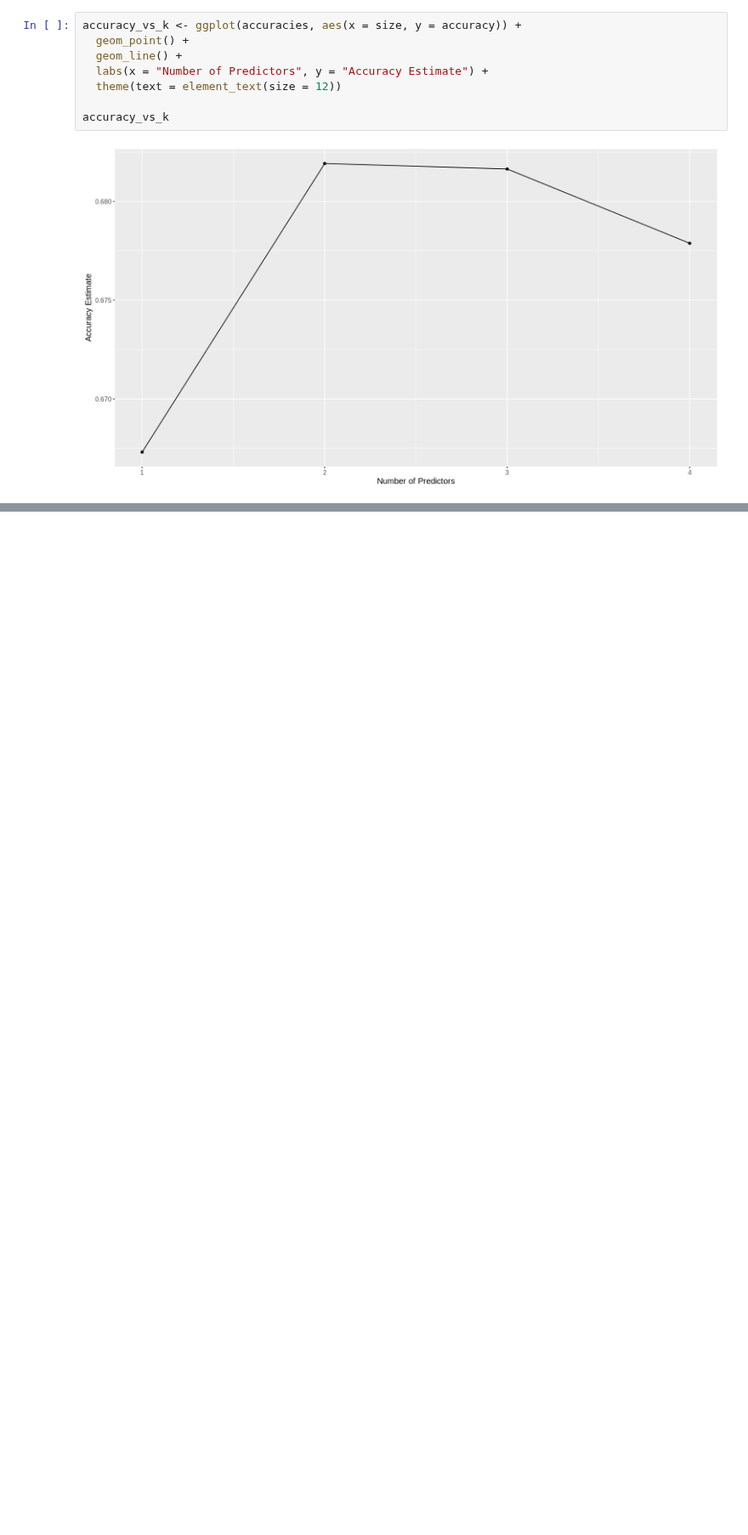
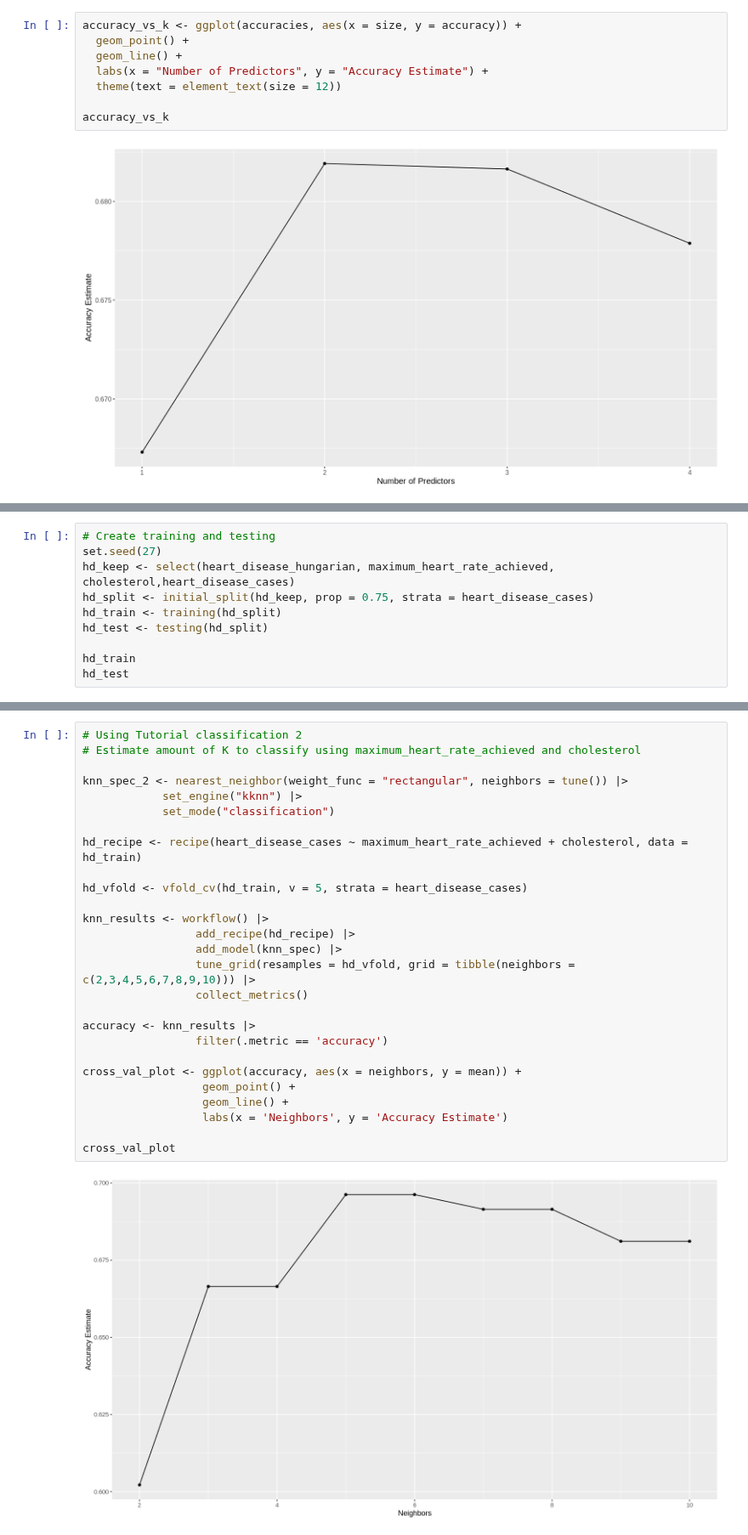
Before and after one commit to jaden-lai/DSCI-100-006-21, a Jupyter notebook: project_final.ipynb, the cells around one changed output, grey strips where cells are left out. Shown at 85% size. Saved outputs shown, nothing was run; the diff lists cells and outputs as text; blank space fills up the shorter version.

```diff
--- a/project_final.ipynb
+++ b/project_final.ipynb
@@ -262,0 +243,10 @@ We now have a visualization using the best numerical classifying predictors from
+# %%
+# Create training and testing
+set.seed(27)
+hd_keep <- select(heart_disease_hungarian, maximum_heart_rate_achieved, cholesterol,heart_disease_cases)
+hd_split <- initial_split(hd_keep, prop = 0.75, strata = heart_disease_cases)
+hd_train <- training(hd_split)
+hd_test <- testing(hd_split)
+
+hd_train
+hd_test
@@ -262,0 +274,29 @@ We now have a visualization using the best numerical classifying predictors from
+# %%
+# Using Tutorial classification 2
+# Estimate amount of K to classify using maximum_heart_rate_achieved and cholesterol
+
+knn_spec_2 <- nearest_neighbor(weight_func = "rectangular", neighbors = tune()) |>
+            set_engine("kknn") |>
+            set_mode("classification")
+
+hd_recipe <- recipe(heart_disease_cases ~ maximum_heart_rate_achieved + cholesterol, data = hd_train)
+
+hd_vfold <- vfold_cv(hd_train, v = 5, strata = heart_disease_cases)
+
+knn_results <- workflow() |>
+                 add_recipe(hd_recipe) |>
+                 add_model(knn_spec) |>
+                 tune_grid(resamples = hd_vfold, grid = tibble(neighbors = c(2,3,4,5,6,7,8,9,10))) |>
+                 collect_metrics()
+
+accuracy <- knn_results |>
+                 filter(.metric == 'accuracy')
+
+cross_val_plot <- ggplot(accuracy, aes(x = neighbors, y = mean)) +
+                  geom_point() +
+                  geom_line() +
+                  labs(x = 'Neighbors', y = 'Accuracy Estimate')
+
+cross_val_plot
+# %% [output]
+[figure, added]
```
Also changed, not shown: parts of 17 cells of this notebook, 2 other files.
